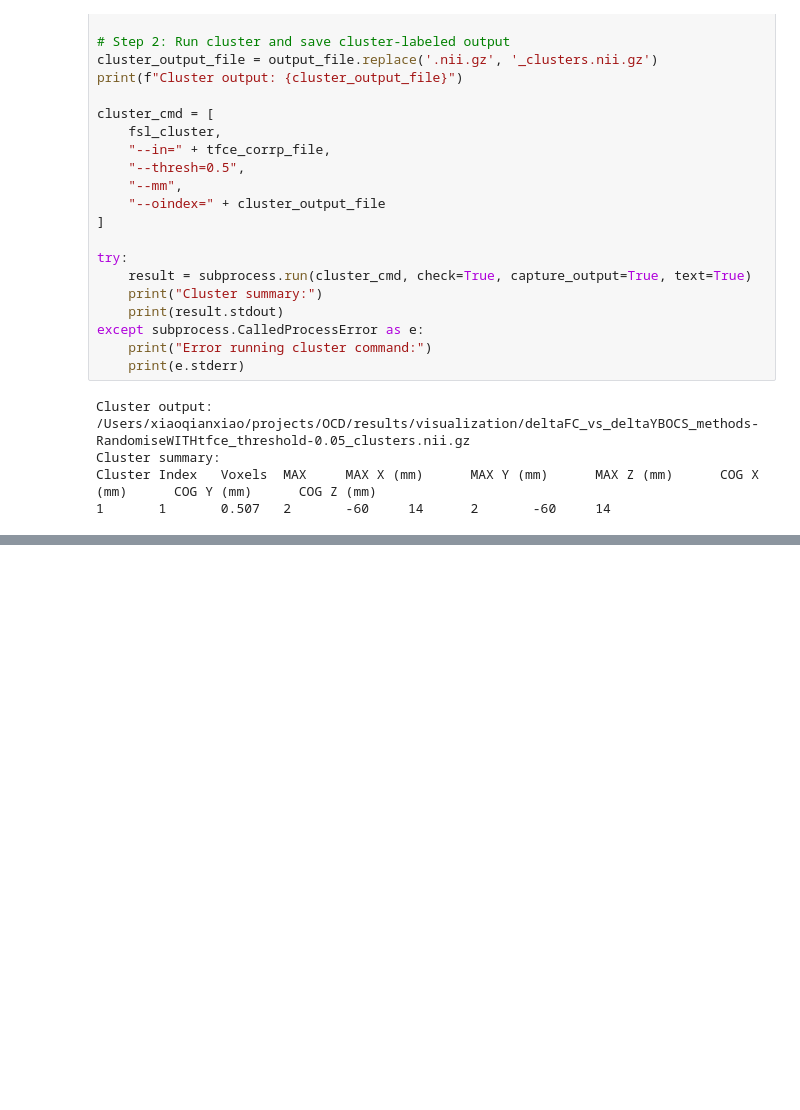
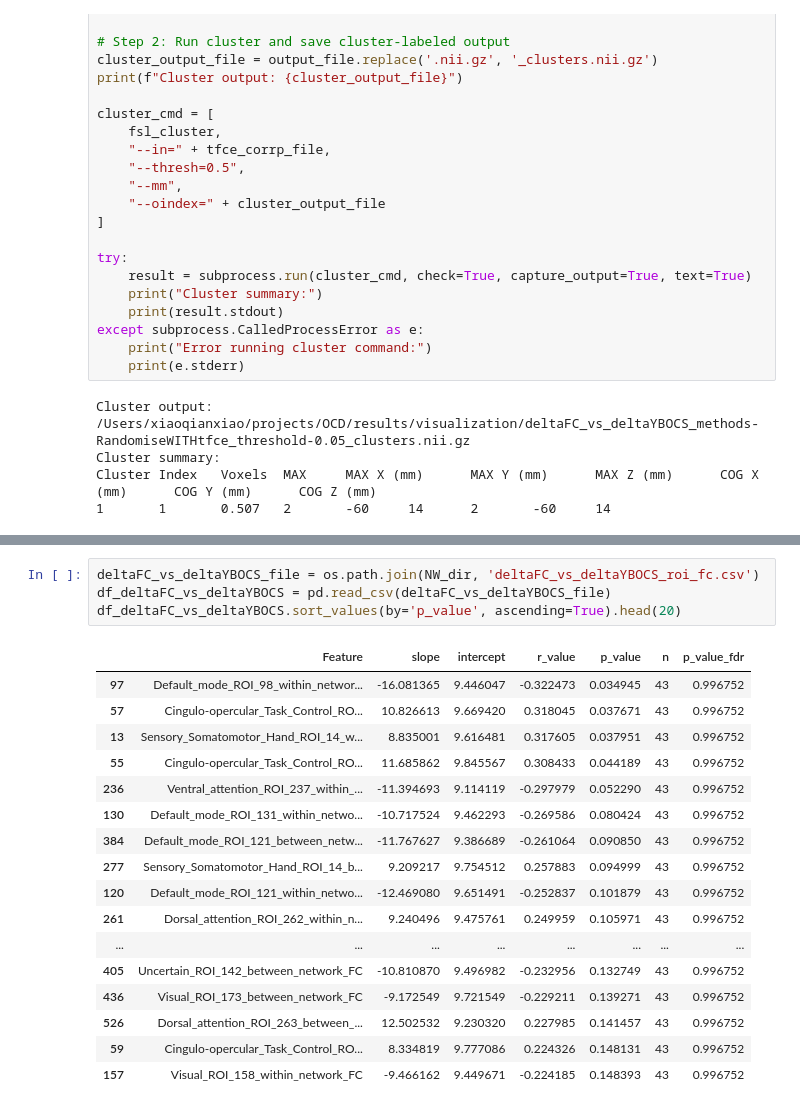
Before and after one commit to XiaoqianXiao/OCD_RO1, a Jupyter notebook: results_visualization.ipynb, the cells around one changed output, grey strips where cells are left out. Drawn from its saved outputs; the diff is of its cells as text; blank space fills up the shorter version.

```diff
--- a/results_visualization.ipynb
+++ b/results_visualization.ipynb
@@ -207,0 +254,22 @@ Cluster Index   Voxels  MAX     MAX X (mm)      MAX Y (mm)      MAX Z (mm)
+# %%
+deltaFC_vs_deltaYBOCS_file = os.path.join(NW_dir, 'deltaFC_vs_deltaYBOCS_roi_fc.csv')
+df_deltaFC_vs_deltaYBOCS = pd.read_csv(deltaFC_vs_deltaYBOCS_file)
+df_deltaFC_vs_deltaYBOCS.sort_values(by='p_value', ascending=True).head(20)
+# %% [output]
+|  | Feature | slope | intercept | r_value | p_value | n | p_value_fdr |
+| 97 | Default_mode_ROI_98_within_networ... | -16.081365 | 9.446047 | -0.322473 | 0.034945 | 43 | 0.996752 |
+| 57 | Cingulo-opercular_Task_Control_RO... | 10.826613 | 9.669420 | 0.318045 | 0.037671 | 43 | 0.996752 |
+| 13 | Sensory_Somatomotor_Hand_ROI_14_w... | 8.835001 | 9.616481 | 0.317605 | 0.037951 | 43 | 0.996752 |
+| 55 | Cingulo-opercular_Task_Control_RO... | 11.685862 | 9.845567 | 0.308433 | 0.044189 | 43 | 0.996752 |
+| 236 | Ventral_attention_ROI_237_within_... | -11.394693 | 9.114119 | -0.297979 | 0.052290 | 43 | 0.996752 |
+| 130 | Default_mode_ROI_131_within_netwo... | -10.717524 | 9.462293 | -0.269586 | 0.080424 | 43 | 0.996752 |
+| 384 | Default_mode_ROI_121_between_netw... | -11.767627 | 9.386689 | -0.261064 | 0.090850 | 43 | 0.996752 |
+| 277 | Sensory_Somatomotor_Hand_ROI_14_b... | 9.209217 | 9.754512 | 0.257883 | 0.094999 | 43 | 0.996752 |
+| 120 | Default_mode_ROI_121_within_netwo... | -12.469080 | 9.651491 | -0.252837 | 0.101879 | 43 | 0.996752 |
+| 261 | Dorsal_attention_ROI_262_within_n... | 9.240496 | 9.475761 | 0.249959 | 0.105971 | 43 | 0.996752 |
+| ... | ... | ... | ... | ... | ... | ... | ... |
+| 405 | Uncertain_ROI_142_between_network_FC | -10.810870 | 9.496982 | -0.232956 | 0.132749 | 43 | 0.996752 |
+| 436 | Visual_ROI_173_between_network_FC | -9.172549 | 9.721549 | -0.229211 | 0.139271 | 43 | 0.996752 |
+| 526 | Dorsal_attention_ROI_263_between_... | 12.502532 | 9.230320 | 0.227985 | 0.141457 | 43 | 0.996752 |
+| 59 | Cingulo-opercular_Task_Control_RO... | 8.334819 | 9.777086 | 0.224326 | 0.148131 | 43 | 0.996752 |
+| 157 | Visual_ROI_158_within_network_FC | -9.466162 | 9.449671 | -0.224185 | 0.148393 | 43 | 0.996752 |
```
Also changed, not shown: parts of 3 cells of this notebook, 2 other files.
